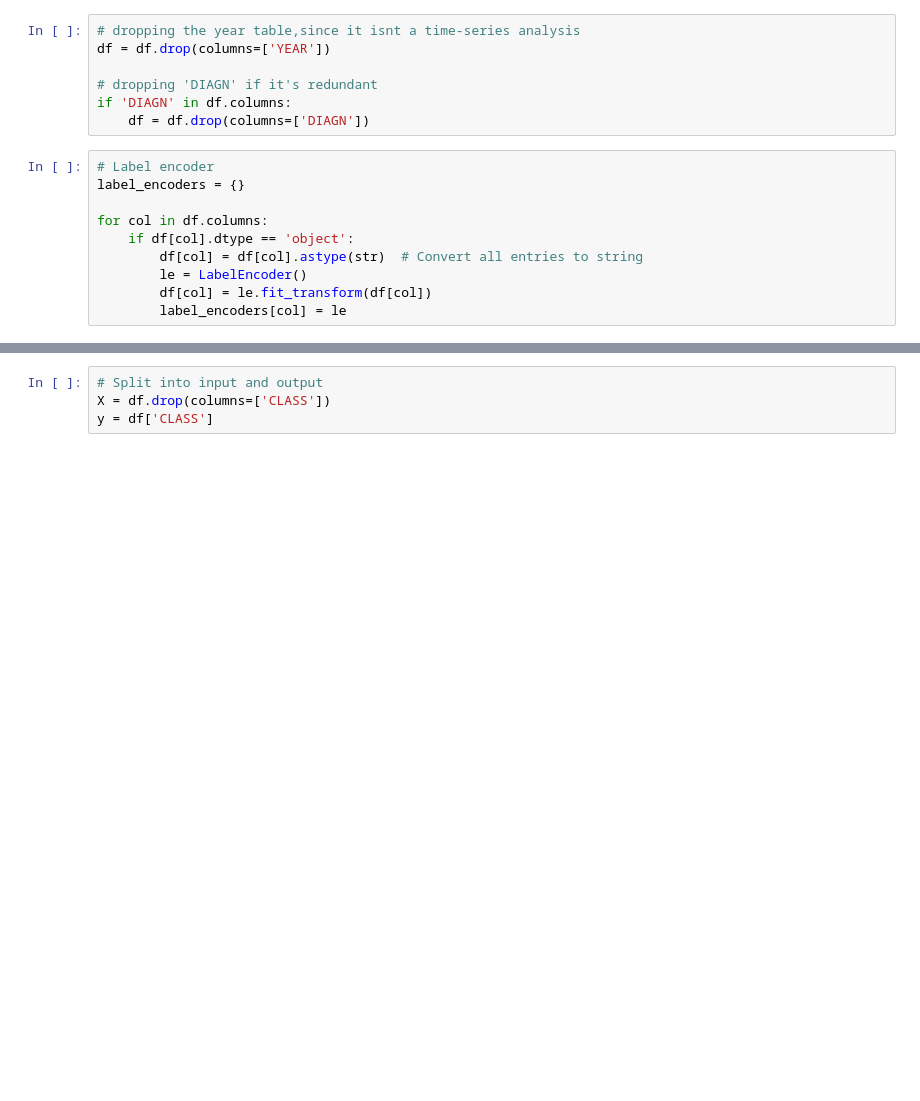
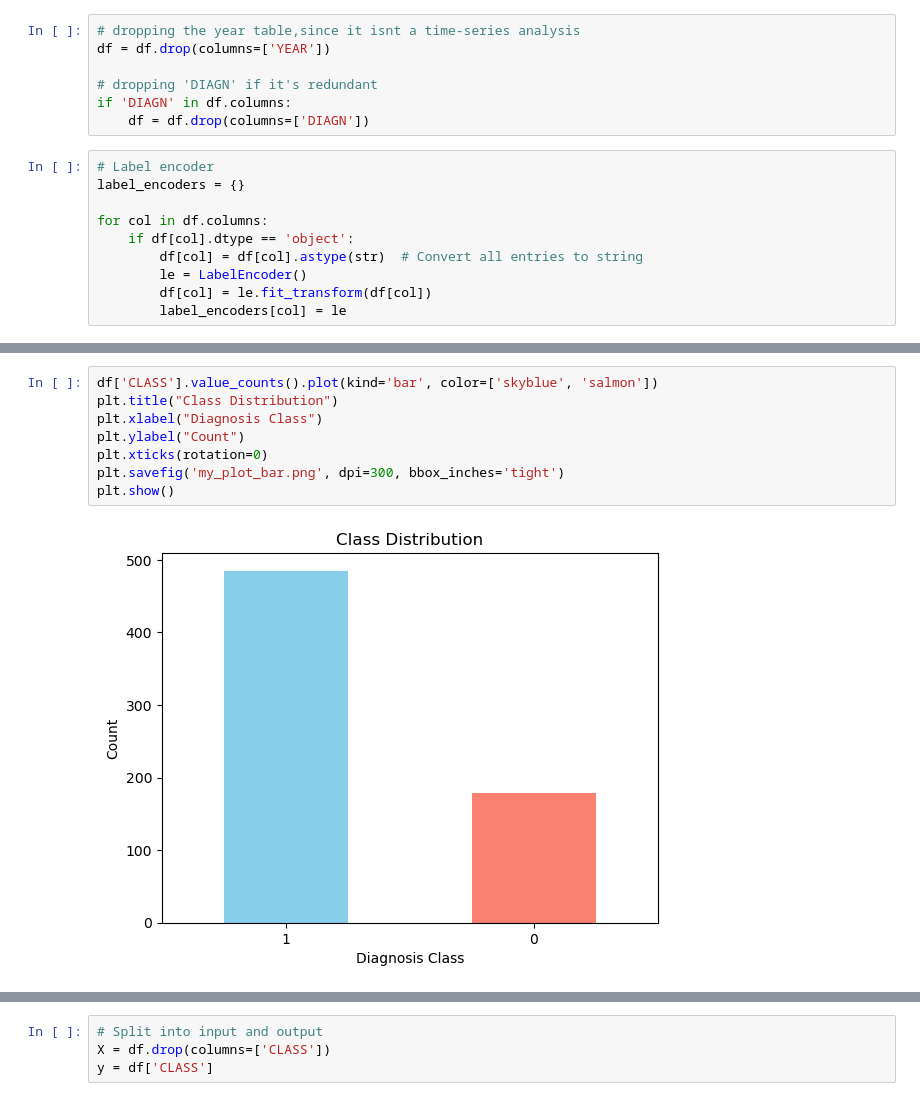
Before and after one commit to niol08/schizophrenia-ML-model, a Jupyter notebook: schizophrenia-model.ipynb, the cells around one changed output, grey strips where cells are left out. Drawn from its saved outputs; the diff is of its cells as text; blank space fills up the shorter version.

```diff
--- a/schizophrenia-model.ipynb
+++ b/schizophrenia-model.ipynb
@@ -43,0 +67,10 @@ for col in df.columns:
+# %%
+df['CLASS'].value_counts().plot(kind='bar', color=['skyblue', 'salmon'])
+plt.title("Class Distribution")
+plt.xlabel("Diagnosis Class")
+plt.ylabel("Count")
+plt.xticks(rotation=0)
+plt.savefig('my_plot_bar.png', dpi=300, bbox_inches='tight')
+plt.show()
+# %% [output]
+[figure, added]
```
Also changed, not shown: parts of 4 cells of this notebook, 6 other files.
